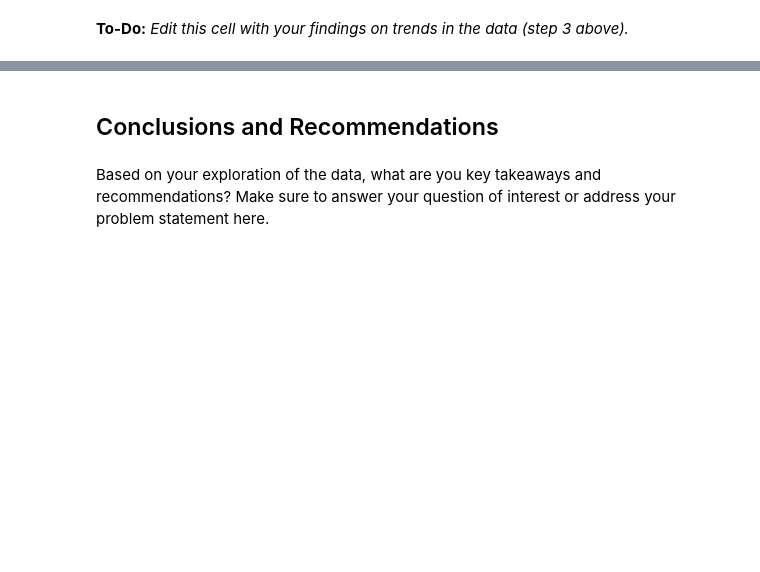
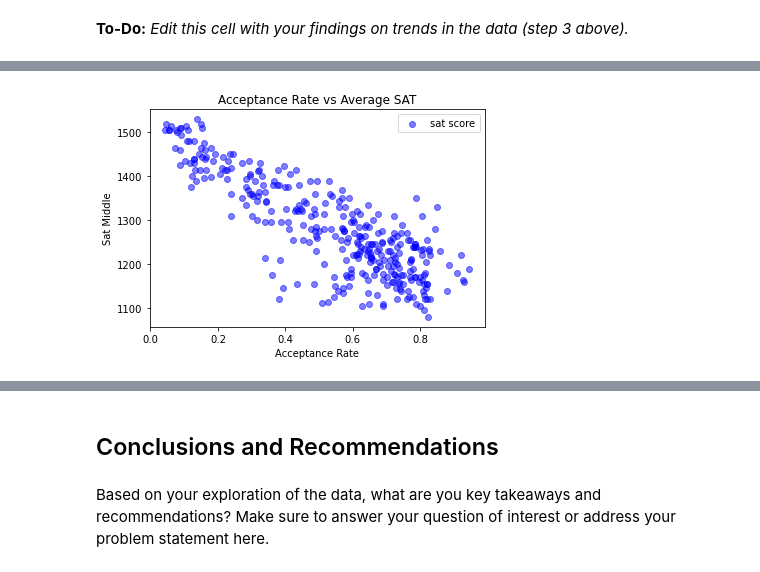
Before and after one commit to matthew-edelmann/Standardized-Test-Analysis, a Jupyter notebook: code/starter-code.ipynb, the cells around one changed output, grey strips where cells are left out. Cells and saved outputs as stored; diff of their text form; code cells hidden in the pictures; blank space fills up the shorter version.

```diff
--- a/code/starter-code.ipynb
+++ b/code/starter-code.ipynb
@@ -607,0 +879,12 @@ Here are some prompts to get you started with visualizations. Feel free to add a
+# %%
+# Code
+plt.title('Acceptance Rate vs Average SAT')
+
+plt.scatter(sat_act['acceptance_rate'],
+           sat_act['sat_middle'],
+           color = 'b', alpha = 0.5, label = 'sat score')
+plt.xlabel('Acceptance Rate')
+plt.ylabel('Sat Middle')
+plt.legend();
+# %% [output]
+[figure, added]
```
Also changed, not shown: parts of 33 cells of this notebook.
